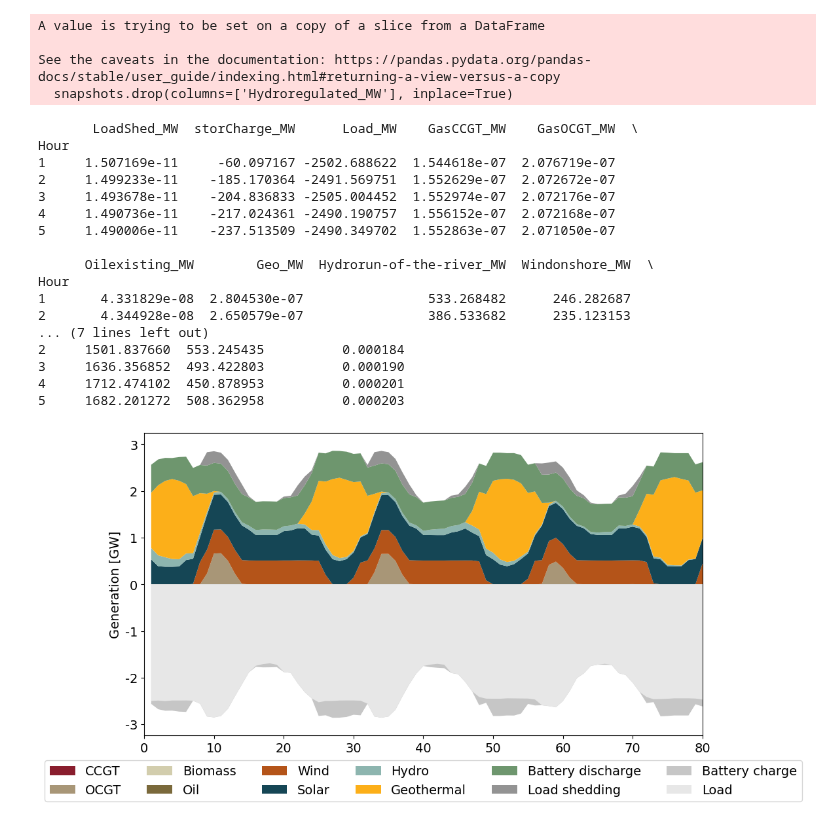
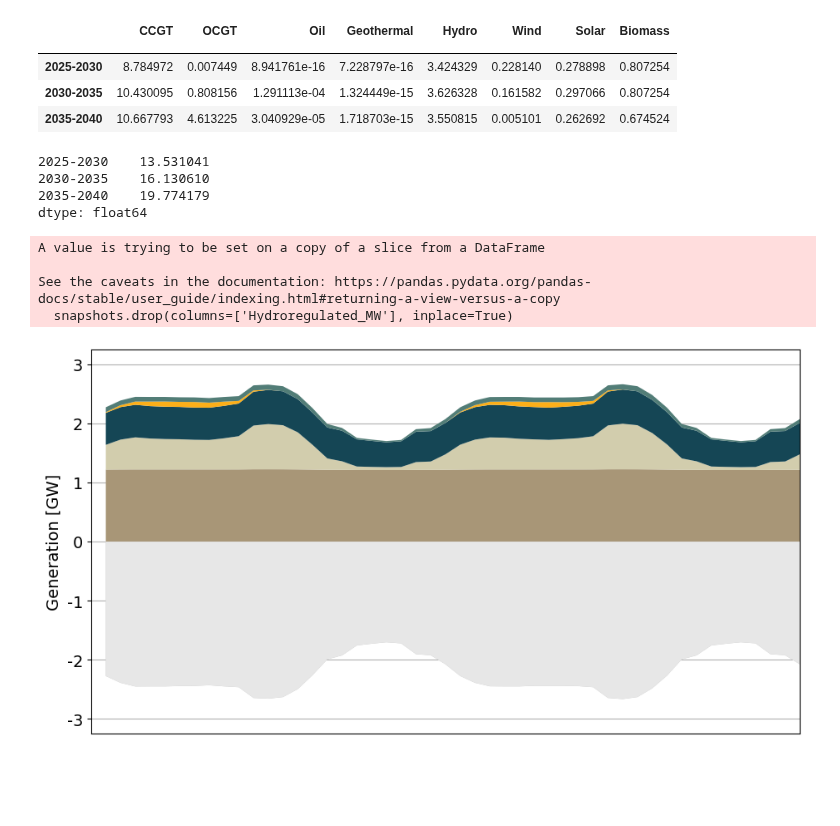
Before and after one commit to maribjorn/EMPIRE-BO, a Jupyter notebook: plot.ipynb, the cells around one changed output. Drawn from its saved outputs; the diff is of its cells as text; code cells hidden in the pictures; blank space fills up the shorter version.

```diff
--- a/plot.ipynb
+++ b/plot.ipynb
@@ -39,25 +39,28 @@ blue1 = '#3EA1C0'
 # %%
 discountrate = 0.04
 NoOfPeakSeason = 2
-lengthPeakSeason = 24
+lengthPeakSeason = 24 # Usually 24
 NoOfRegSeason = 4
 lengthRegSeason = 168
 LeapYearsInvestment = 5
+fix_sample = 'random' # fix_sample = True --> 'no', fix_sample = False = 'random'
 season_scale = [(8760 - NoOfPeakSeason * lengthPeakSeason) / NoOfRegSeason / lengthRegSeason
                             for x in range(NoOfRegSeason)] + [1 for x in range(NoOfPeakSeason)]
 new_names = ['CCGT',   'OCGT',  'Biomass',  'Oil'  ,'Wind', 'Solar', 'Hydro ror', 'Hydro storage', 'Geothermal']
 new_names_2 = ['CCGT',   'OCGT',  'Biomass',  'Oil'  ,'Wind', 'Solar', 'Hydro', 'Geothermal']
 old_names = ['Gas CCGT',    'Gas OCGT',  'Bio',   'Oil existing',  'Wind onshore',  'Solar'  ,'Hydro run-of-the-river', 'Hydro regulated', 'Geo']
-scenario = '10'
-date = '0507'
-time = '1121'
+scenario = '1'
+date = '0522'
+time = '0948'
 
-file_path = 'Results/bolivia_v1_reg' + str(lengthRegSeason) + '_peak24_sce' + scenario + '_randomSGR_2024' + date + time + '/results_output_EuropePlot.csv'
-operational_data = pd.read_csv('Results/bolivia_v1_reg' + str(lengthRegSeason) + '_peak24_sce' + scenario + '_randomSGR_2024' + date + time +'/results_output_Operational.csv')
-investment_data = pd.read_csv('Results/bolivia_v1_reg' + str(lengthRegSeason) + '_peak24_sce' + scenario + '_randomSGR_2024' + date + time +'/results_output_gen.csv')
-objective_value = pd.read_csv('Results/bolivia_v1_reg' + str(lengthRegSeason) + '_peak24_sce' + scenario + '_randomSGR_2024' + date + time +'/results_objective.csv', header=None)
-transmission_data = pd.read_csv('Results/bolivia_v1_reg' + str(lengthRegSeason) + '_peak24_sce' + scenario + '_randomSGR_2024' + date + time +'/results_output_transmision.csv')
-stor_data = pd.read_csv('Results/bolivia_v1_reg' + str(lengthRegSeason) + '_peak24_sce' + scenario + '_randomSGR_2024' + date + time +'/results_output_stor.csv')
+
+
+file_path = 'Results/bolivia_v1_reg' + str(lengthRegSeason) + '_peak' + str(lengthPeakSeason) + '_sce' + scenario + '_' + fix_sample + 'SGR_2024' + date + time + '/results_output_EuropePlot.csv'
+operational_data = pd.read_csv('Results/bolivia_v1_reg' + str(lengthRegSeason) + '_peak' + str(lengthPeakSeason) + '_sce' + scenario + '_' + fix_sample + 'SGR_2024' + date + time +'/results_output_Operational.csv')
+investment_data = pd.read_csv('Results/bolivia_v1_reg' + str(lengthRegSeason) + '_peak' + str(lengthPeakSeason) + '_sce' + scenario + '_' + fix_sample + 'SGR_2024' + date + time +'/results_output_gen.csv')
+objective_value = pd.read_csv('Results/bolivia_v1_reg' + str(lengthRegSeason) + '_peak' + str(lengthPeakSeason) + '_sce' + scenario + '_' + fix_sample + 'SGR_2024' + date + time +'/results_objective.csv', header=None)
+transmission_data = pd.read_csv('Results/bolivia_v1_reg' + str(lengthRegSeason) + '_peak' + str(lengthPeakSeason) + '_sce' + scenario + '_' + fix_sample + 'SGR_2024' + date + time +'/results_output_transmision.csv')
+stor_data = pd.read_csv('Results/bolivia_v1_reg' + str(lengthRegSeason) + '_peak' + str(lengthPeakSeason) + '_sce' + scenario + '_' + fix_sample + 'SGR_2024' + date + time +'/results_output_stor.csv')
 node_sheet = load_workbook('Data handler/bolivia_v1/Node.xlsx')
 
 scenario_int = int(scenario)
@@ -243,65 +277,62 @@ plt.savefig('figures/Production.png', bbox_inches='tight')
+# %%
+dispatch
+# %% [output]
+|  | CCGT | OCGT | Oil | Geothermal | Hydro | Wind | Solar | Biomass |
+|  |  |  |  |  |  |  |  |  |
+| 2025-2030 | 8.784972 | 0.007449 | 8.941761e-16 | 7.228797e-16 | 3.424329 | 0.228140 | 0.278898 | 0.807254 |
+| 2030-2035 | 10.430095 | 0.808156 | 1.291113e-04 | 1.324449e-15 | 3.626328 | 0.161582 | 0.297066 | 0.807254 |
+| 2035-2040 | 10.667793 | 4.613225 | 3.040929e-05 | 1.718703e-15 | 3.550815 | 0.005101 | 0.262692 | 0.674524 |
+# %%
+dispatch.transpose().sum()
+# %% [output]
+2025-2030    13.531041
+2030-2035    16.130610
+2035-2040    19.774179
+dtype: float64
 # %%
 period = '2035-2040'
 scenario_number = 'scenario1'
 
-filtered_data = operational_data[(operational_data['Period'] == period) & (operational_data['Season'].isin(regular_seasons)) & (operational_data['Scenario'] == scenario_number)]
+filtered_data = operational_data[(operational_data['Period'] == period) & (operational_data['Scenario'] == scenario_number)]
 old_names_no_space = [names.replace(" ", "") for names in old_names]
 snapshot_columns = [tech + '_MW' for tech in old_names_no_space]
 snapshot_columns.append('storDischarge_MW')
 snapshot_columns.append('storCharge_MW')
 snapshot_columns.append('Hour')
 snapshot_columns.append('Load_MW')
 snapshot_columns.append('LoadShed_MW')
 snapshots = filtered_data[snapshot_columns]
 snapshots.loc[:,'Hydrorun-of-the-river_MW'] = snapshots['Hydrorun-of-the-river_MW'] + snapshots['Hydroregulated_MW']
 snapshots.drop(columns=['Hydroregulated_MW'], inplace=True)
 
-# Reorder columns to ['Hour', 'LoadShed_MW', 'storCharge_MW', 'storDischarge_MW', 'Load_MW', 'GasCCGT_MW', 'GasOCGT_MW', 'Oilexisting_MW', 'Geo_MW', 'Hydrorun-of-the-river_MW', 'Windonshore_MW', 'Solar_MW', 'Bio_MW']
-snapshots = snapshots[['Hour', 'LoadShed_MW', 'storCharge_MW', 'Load_MW', 'GasCCGT_MW', 'GasOCGT_MW', 'Oilexisting_MW', 'Geo_MW', 'Hydrorun-of-the-river_MW', 'Windonshore_MW', 'Solar_MW', 'Bio_MW', 'storDischarge_MW']]
-
 # Sum based on Hour and then plot aggregated snapshots
 snapshots = snapshots.groupby('Hour').sum()
-print(snapshots.head())
+snapshots = snapshots[['GasCCGT_MW', 'GasOCGT_MW', 'Oilexisting_MW', 'Geo_MW', 'Hydrorun-of-the-river_MW', 'Windonshore_MW', 'Solar_MW', 'Bio_MW', 'storDischarge_MW', 'storCharge_MW', 'Load_MW', 'LoadShed_MW']]
 fig, ax=plt.subplots(figsize = (11,6))
 columns_to_plot = [col for col in snapshots.columns if col not in ['Hour', 'storCharge_MW', 'Load_MW']]
-#colors= [beige2, beige3, green2, beige1, teal4, yellow, teal2, brown2, grey4, red1]
-colors = [red1, beige2, beige3, beige1, brown2, teal2, teal4, yellow, green2, grey4]
+colors= [beige2, beige3, beige1, brown2, teal2, teal4, yellow, teal3, grey4, red1]
 dispatch_plot = plt.stackplot(snapshots.index, [snapshots[col] for col in columns_to_plot], colors=colors, zorder=2)
 plt.stackplot(snapshots.index, snapshots['storCharge_MW'] + snapshots['Load_MW'], labels=['storCharge_MW'], colors=[grey3], zorder=2)
 plt.stackplot(snapshots.index, snapshots['Load_MW'], labels=['Load'], colors=[grey1], zorder=2)
-plt.xticks(rotation = 0, fontsize=14)
+#plt.xticks(rotation = 0, fontsize=14)
+# Remove xticks
+plt.xticks([])
 plt.yticks(fontsize=14)
 scale_y = 1e3
 ticks_y = ticker.FuncFormatter(lambda x, pos: '{0:g}'.format(x/scale_y))
 ax.yaxis.set_major_formatter(ticks_y)
 # myFmt = mdates.DateFormatter('%d %b')
 # ax.xaxis.set_major_formatter(myFmt)
 all_labels = new_names_2 + ['Battery discharge'] +['Load shedding'] + ['Battery charge'] + ['Load']
-plt.legend(labels=all_labels,loc='upper center', bbox_to_anchor=(0.5, -0.06), ncol=6, fontsize=14)
+#plt.legend(labels=all_labels,loc='upper center', bbox_to_anchor=(0.5, -0.06), ncol=6, fontsize=14)
 ax.set_ylabel('Generation [GW]', fontsize=14)
-ax.set_xlim(0, 80)
-
+ax.set_xlim(0, 2*24)
+ax.set_ylim(-3250, 3250)
+ax.grid(axis='y')
 plt.savefig('figures/Dispatch.png', bbox_inches='tight')
 # %% [output]
 A value is trying to be set on a copy of a slice from a DataFrame
 
 See the caveats in the documentation: https://pandas.pydata.org/pandas-docs/stable/user_guide/indexing.html#returning-a-view-versus-a-copy
   snapshots.drop(columns=['Hydroregulated_MW'], inplace=True)
-       LoadShed_MW  storCharge_MW      Load_MW    GasCCGT_MW    GasOCGT_MW  \
-Hour
-1     1.507169e-11     -60.097167 -2502.688622  1.544618e-07  2.076719e-07
-2     1.499233e-11    -185.170364 -2491.569751  1.552629e-07  2.072672e-07
-3     1.493678e-11    -204.836833 -2505.004452  1.552974e-07  2.072176e-07
-4     1.490736e-11    -217.024361 -2490.190757  1.556152e-07  2.072168e-07
-5     1.490006e-11    -237.513509 -2490.349702  1.552863e-07  2.071050e-07
-
-      Oilexisting_MW        Geo_MW  Hydrorun-of-the-river_MW  Windonshore_MW  \
-Hour
-1       4.331829e-08  2.804530e-07                533.268482      246.282687
-2       4.344928e-08  2.650579e-07                386.533682      235.123153
-... (7 lines left out)
-2     1501.837660  553.245435          0.000184
-3     1636.356852  493.422803          0.000190
-4     1712.474102  450.878953          0.000201
-5     1682.201272  508.362958          0.000203
-[figure, old version]
+[figure, new version]
```
Also changed, not shown: parts of 29 cells of this notebook, 38 other files.
